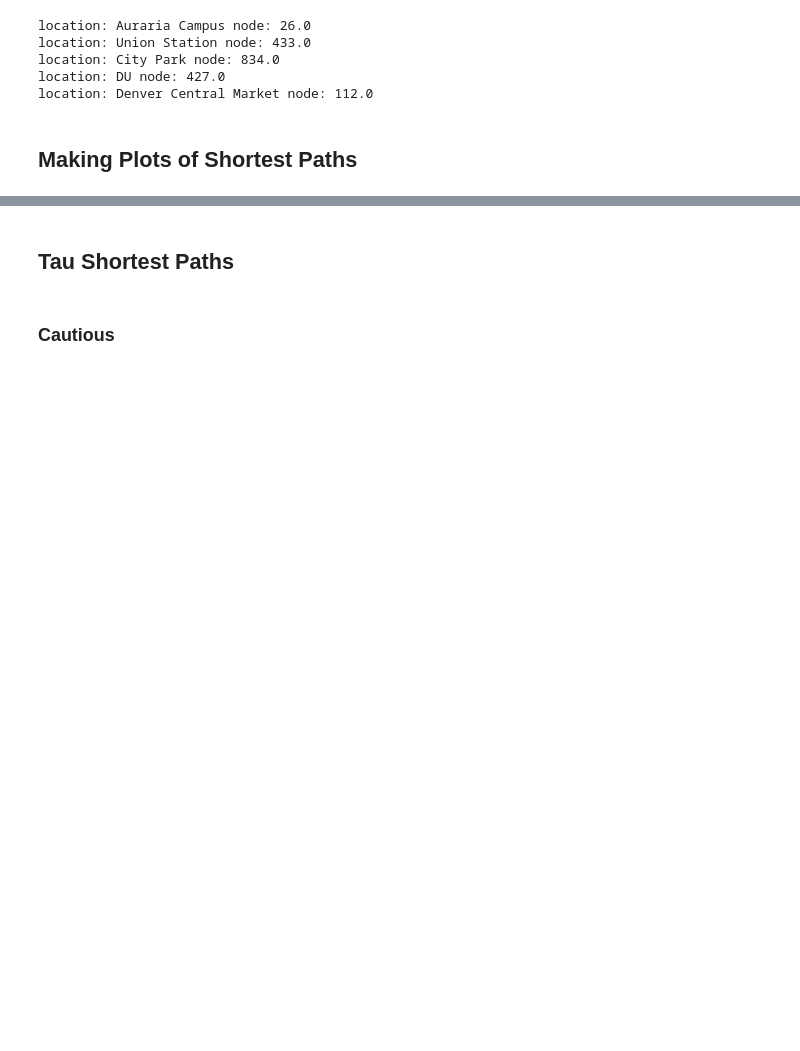
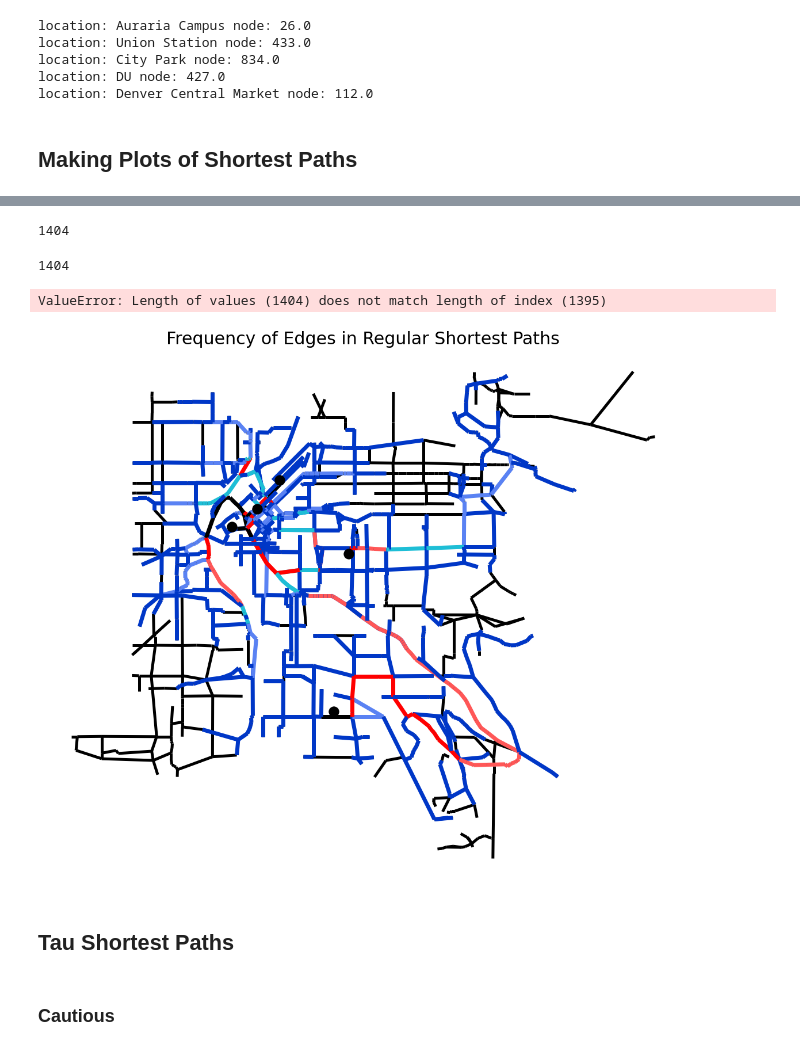
Before and after one commit to DillWithIt77/D2P_Spring_2022, a Jupyter notebook: Build-Network.ipynb, the cells around one changed output, grey strips where cells are left out. Cells and saved outputs as stored; diff of their text form; code cells hidden in the pictures; blank space fills up the shorter version.

```diff
--- a/Build-Network.ipynb
+++ b/Build-Network.ipynb
@@ -50,6 +47,0 @@ Get path category and distance data from each edge
-# %%
-lengths = []
-path_cat = []
-for i in range(len(edges)):
-    lengths.append(G_labels.get_edge_data(edges[i,0],edges[i,1]).get(edges[i,2]).get('lengths'))
-    path_cat.append(G_labels.get_edge_data(edges[i,0],edges[i,1]).get(edges[i,2]).get('path_codes'))
@@ -250,10 +216,11 @@ def path_plot(paths, all_edges):
 # %%
-table = auraria_path
+# table = auraria_path
 # table = du_path
 # table = dcm_path
 # table = citypark_path
-# table = union_path
+table = union_path
 converted_paths = convert_to_path(table)
 uniq_paths = remove_subpaths(converted_paths)
+### can use the next line to plot paths by location
 # path_plot(uniq_paths,edge_data_geo)
 # %%
@@ -281,6 +248,14 @@ def path_edges(paths):
 short_path_edges = path_edges(all_dest_paths)
 # %%
 values, counts = np.unique(np.array(short_path_edges), return_counts=True, axis = 0)
+# %%
+len(values)
+# %% [output]
+1404
+# %%
+len(counts)
+# %% [output]
+1404
 # %%
 edges=[]
 types = []
@@ -312,6 +287,8 @@ conditions_2 = [(edges_df['counts']<=20),
 vals = ['#0037C7','#5A82F3','#1EBED6','#FF5757','#FF0000'] #dark blue to dark red
 edges_df['freq'] = np.select(conditions_2, vals)
 edges_geo_df = gpd.GeoDataFrame(edges_df, geometry=edges_df['lines'])
+# %% [output]
+ValueError: Length of values (1404) does not match length of index (1395)
 # %%
 #Path Codes
 #0:Bike Lane #FE6100 orange
@@ -332,4 +309,15 @@ plt.savefig('sp_path_types.png')
 plt.show()
+# %%
+f, ax = plt.subplots(1, 1, figsize=(20, 20), sharex=True, sharey=True)
+all_edges = edge_data_geo.plot(linewidth = 5,color='black', ax=ax, zorder=-1)
+sp_edges = edges_geo_df.plot(column='counts',color = edges_geo_df['freq'], ax = ax, linewidth = 7, zorder = 1,legend = True)
+dest_pts = (gpd.GeoDataFrame(geometry_locs, geometry=geometry_locs)).plot(markersize = 300,color = 'Black', ax = ax, zorder = 2)
+ax.axis("off")
+plt.title('Frequency of Edges in Regular Shortest Paths', fontsize = 30)
+# plt.savefig('sp_path_freq.png')
+plt.show()
+# %% [output]
+[figure, added]
 # %% [markdown]
 ## Tau Shortest Paths
 # %% [markdown]
```
Also changed, not shown: parts of 33 cells of this notebook.
